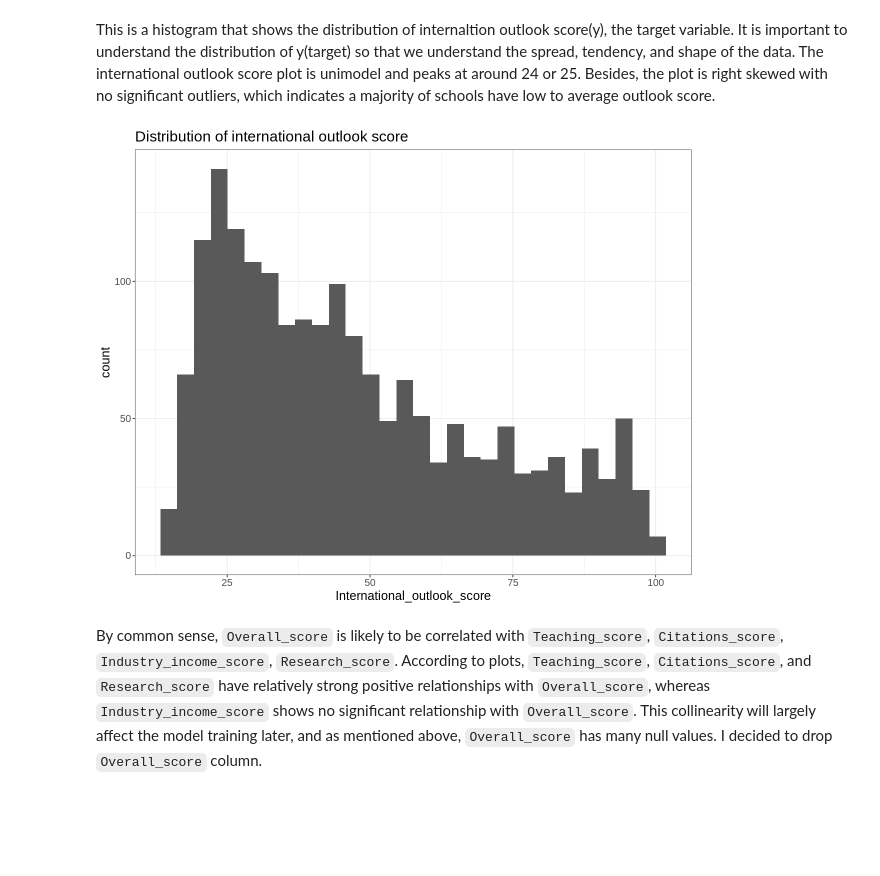
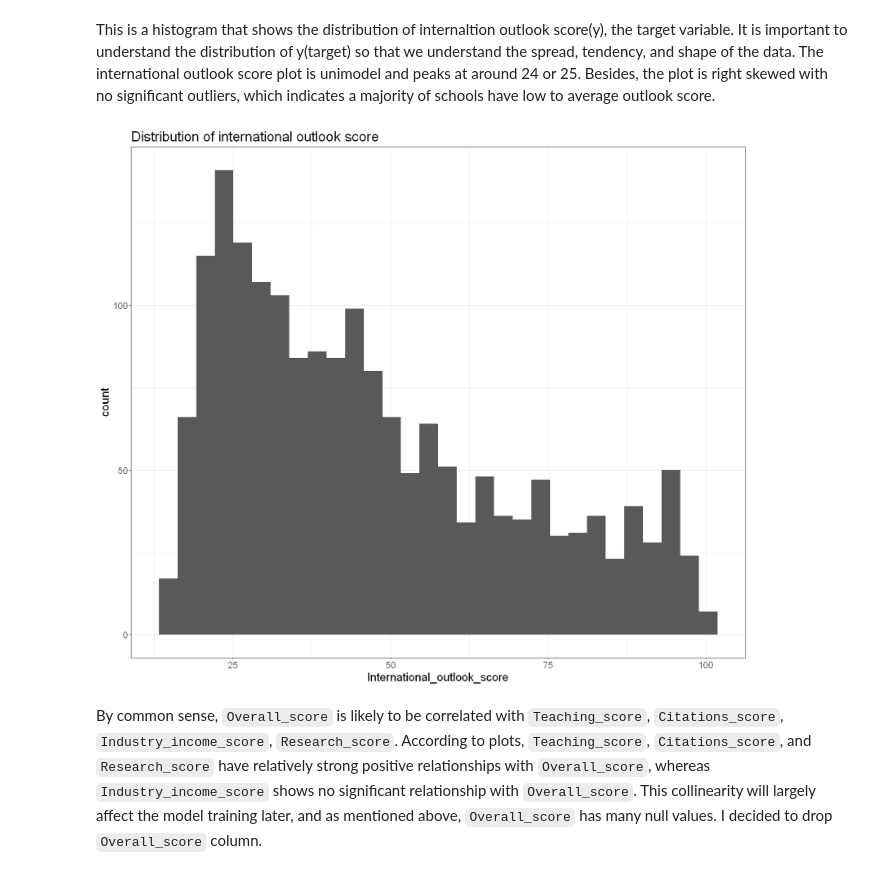
Before and after one commit to RayNguyent/STAT301-project, a Jupyter notebook: EDA.ipynb, the cells around one changed output. Cells and saved outputs as stored; diff of their text form; code cells hidden in the pictures; blank space fills up the shorter version.

```diff
--- a/EDA.ipynb
+++ b/EDA.ipynb
@@ -55,7 +59,7 @@ Loading required package: viridisLite
 # %% [markdown]
 Next, I will use read.csv() to read the dataset, and head() to get a first view of the dataset.
 # %%
-df <- read.csv("data/World University Rankings 2023.csv")
+df <- read.csv("https://raw.githubusercontent.com/RayNguyent/STAT301-project/main/data/World%20University%20Rankings%202023.csv")
 # %%
 head(df)
 # %% [output]
@@ -155,11 +151,11 @@ A data.frame: 14 × 1
 # %% [markdown]
 This is a histogram that shows the distribution of internaltion outlook score(y), the target variable. It is important to understand the distribution of y(target) so that we understand the spread, tendency, and shape of the data. The international outlook score plot is unimodel and peaks at around 24 or 25. Besides, the plot is right skewed with no significant outliers, which indicates a majority of schools have low to average outlook score.
 # %%
-options(repr.plot.width = 10, repr.plot.height =8)
+options(repr.plot.width = 14, repr.plot.height =12)
 df %>% ggplot(aes(x=International_outlook_score)) + geom_histogram(bins=30) + labs(title = "Distribution of international outlook score") +
-theme(text = element_text(size=15))
+theme(text = element_text(size=18))
 # %% [output]
-[figure, old version]
+[figure, new version]
 # %% [markdown]
 By common sense, `Overall_score` is likely to be correlated with `Teaching_score`, `Citations_score`, `Industry_income_score`, `Research_score`. According to plots, `Teaching_score`, `Citations_score`, and `Research_score` have relatively strong positive relationships with `Overall_score`, whereas `Industry_income_score` shows no significant relationship with `Overall_score`. This collinearity will largely affect the model training later, and as mentioned above, `Overall_score` has many null values. I decided to drop `Overall_score` column.
 # %%
```
Also changed, not shown: parts of 11 cells of this notebook.
